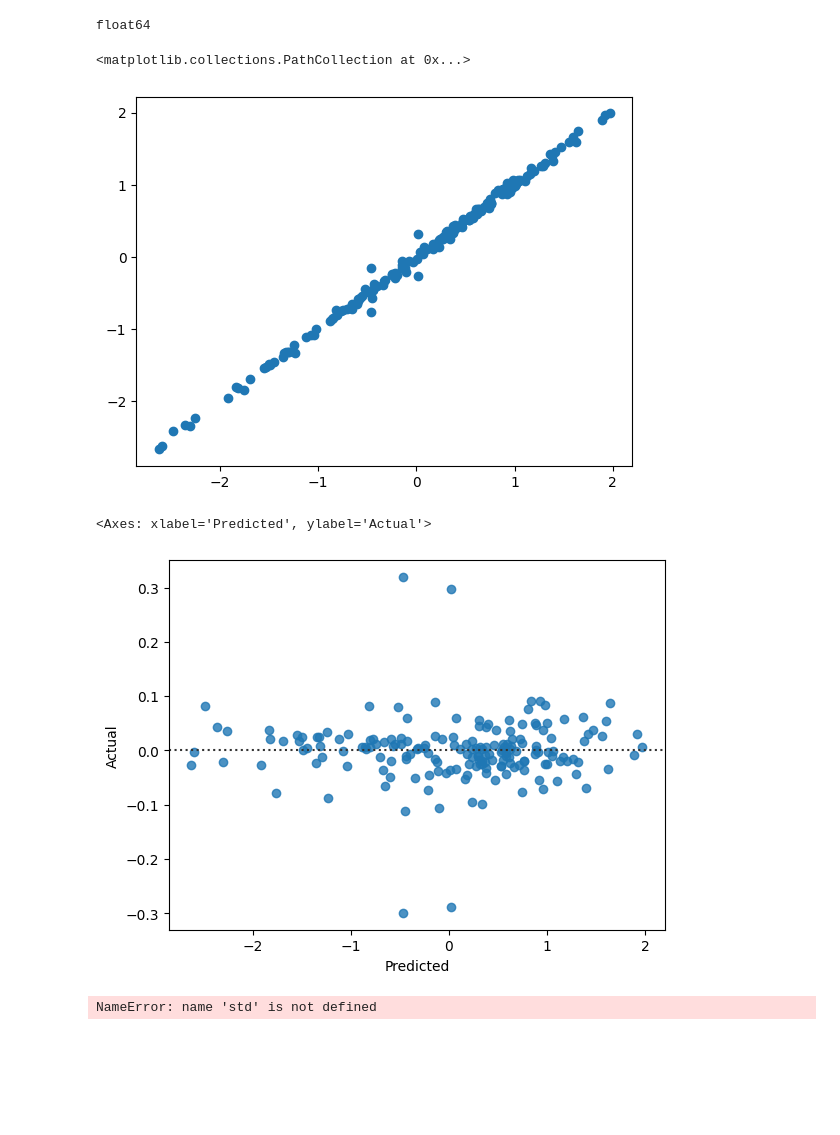
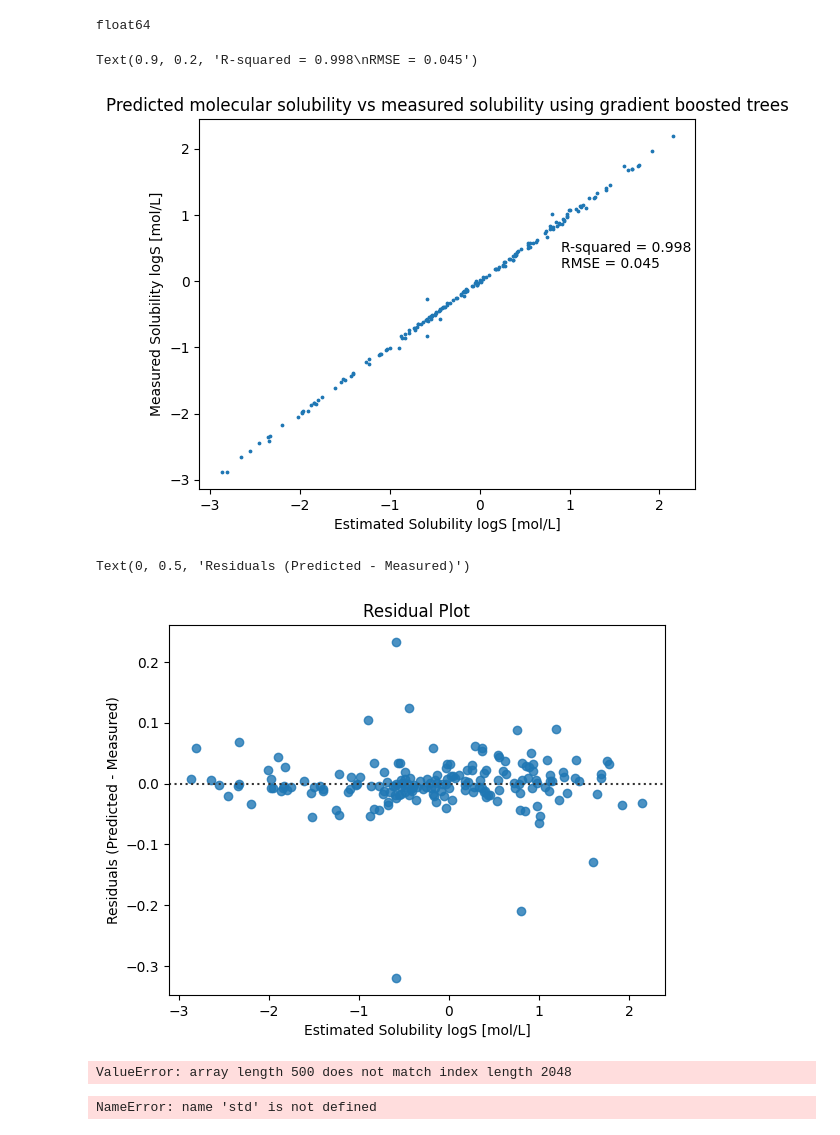
Before and after one commit to JosephWGLee/qsar-lite, a Jupyter notebook: notebooks/GBP.ipynb, the cells around one changed output. Saved outputs shown, nothing was run; the diff lists cells and outputs as text; code cells hidden in the pictures; blank space fills up the shorter version.

Commit message:
Improved graphs

```diff
--- a/notebooks/GBP.ipynb
+++ b/notebooks/GBP.ipynb
@@ -256,3 +258,6 @@ root_mean_squared_error(predicted_solubility, y_test)
+# %%
+predicted_RMSE = root_mean_squared_error(predicted_solubility, y_test)
+rounded_RMSE = round(predicted_RMSE, 3)
 # %%
 y_test
 # %% [output]
@@ -271,4 +276,5 @@ Name: y, Length: 181, dtype: float64
 # %%
 from sklearn.metrics import r2_score
 # %%
-r2_score(predicted_solubility, y_test)
+predicted_r2_score = r2_score(predicted_solubility, y_test)
+rounded_r2 = round(predicted_r2_score, 3)
@@ -305,10 +313,14 @@ print(predicted_solubility.dtype)
 # %% [output]
 float64
 # %%
-plt.scatter(np.array(predicted_solubility), y_test)
+plt.scatter(np.array(predicted_solubility), y_test, s=3) #x, y
+plt.title("Predicted molecular solubility vs measured solubility using gradient boosted trees")
+plt.xlabel("Estimated Solubility logS [mol/L]")
+plt.ylabel("Measured Solubility logS [mol/L]")
+plt.text(0.9, 0.2, 'R-squared = %.3f\nRMSE = %.3f' % (predicted_r2_score, predicted_RMSE))
 # %% [output]
-<matplotlib.collections.PathCollection at 0x...>
+Text(0.9, 0.2, 'R-squared = 0.998\nRMSE = 0.045')
-[figure, old version]
+[figure, new version]
 # %%
 #residual plot
 #histogram
@@ -323,5 +335,8 @@ residual_df = pd.DataFrame(data=resi_df)
 # %%
-sns.residplot(x="Predicted", y="Actual", data=residual_df)
+sns.residplot(x="Estimated Solubility logS [mol/L]", y="Residuals", data=residual_df)
+plt.title("Residual Plot")
+plt.xlabel("Estimated Solubility logS [mol/L]")
+plt.ylabel("Residuals (Predicted - Measured)")
 # %% [output]
-<Axes: xlabel='Predicted', ylabel='Actual'>
+Text(0, 0.5, 'Residuals (Predicted - Measured)')
-[figure, old version]
+[figure, new version]
@@ -330,5 +348,9 @@ estimator =test_regression.best_estimator_
 # %%
 importances = estimator.feature_importances_
+# %%
+Feature_importance_df = pd.DataFrame({"Estimator":estimator, "Importances":importances})
+# %% [output]
+ValueError: array length 500 does not match index length 2048
 # %%
 feature_names = [f"feature {i}" for i in range(X.shape[1])]
 # %%
```
Also changed, not shown: parts of 11 cells of this notebook.
